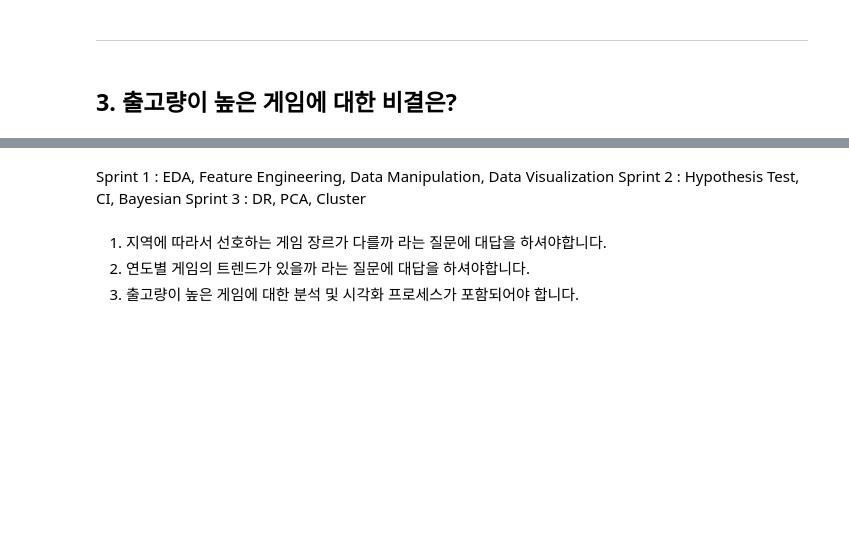
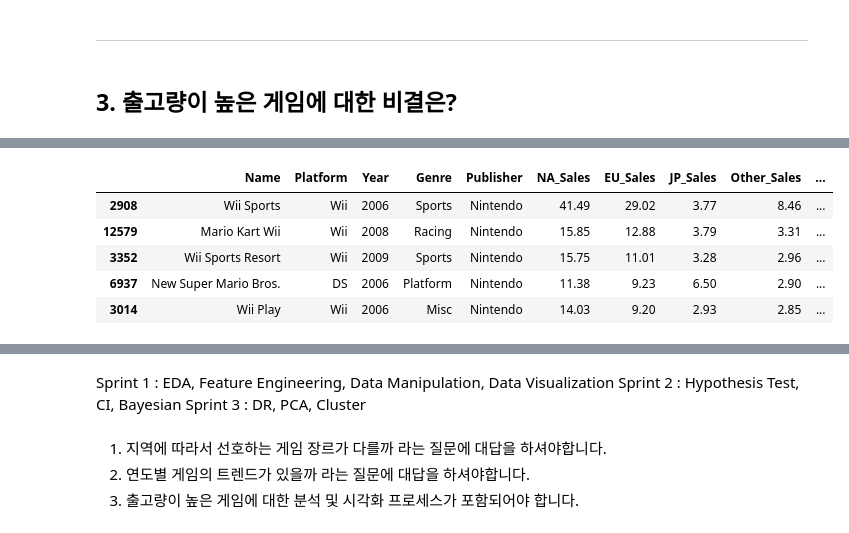
Before and after one commit to doguma/S1P_CodeStates, a Jupyter notebook: S1P.ipynb, the cells around one changed output, grey strips where cells are left out. Drawn from its saved outputs; the diff is of its cells as text; code cells hidden in the pictures; blank space fills up the shorter version.

Commit message:
popular games 2005, 2010

```diff
--- a/S1P.ipynb
+++ b/S1P.ipynb
@@ -391,3 +391,18 @@ df_popular50.head()
 | 12579 | Mario Kart Wii | Wii | 2008.0 | Racing | Nintendo | 15.85 | 12.88 | 3.79 | 3.31 | ... |
 | 3352 | Wii Sports Resort | Wii | 2009.0 | Sports | Nintendo | 15.75 | 11.01 | 3.28 | 2.96 | ... |
 | 7829 | Pokemon Red/Pokemon Blue | GB | 1996.0 | Role-Playing | Nintendo | 11.27 | 8.89 | 10.22 | 1.00 | ... |
+# %%
+df_popular.dropna(inplace=True)
+df_popular['Year'] = df_popular['Year'].apply(toInt)
+# %%
+df_since2005 = df_popular[df_popular['Year'] > 2005]
+# Top 50 most popular games based on total sales amount - (since 2005)
+df_since2005 = df_since2005.sort_values(by = 'Total_Sales', ascending=False)[:50]
+df_since2005.head()
+# %% [output]
+|  | Name | Platform | Year | Genre | Publisher | NA_Sales | EU_Sales | JP_Sales | Other_Sales | ... |
+| 2908 | Wii Sports | Wii | 2006 | Sports | Nintendo | 41.49 | 29.02 | 3.77 | 8.46 | ... |
+| 12579 | Mario Kart Wii | Wii | 2008 | Racing | Nintendo | 15.85 | 12.88 | 3.79 | 3.31 | ... |
+| 3352 | Wii Sports Resort | Wii | 2009 | Sports | Nintendo | 15.75 | 11.01 | 3.28 | 2.96 | ... |
+| 6937 | New Super Mario Bros. | DS | 2006 | Platform | Nintendo | 11.38 | 9.23 | 6.50 | 2.90 | ... |
+| 3014 | Wii Play | Wii | 2006 | Misc | Nintendo | 14.03 | 9.20 | 2.93 | 2.85 | ... |
```
Also changed, not shown: parts of 1 cell of this notebook.
